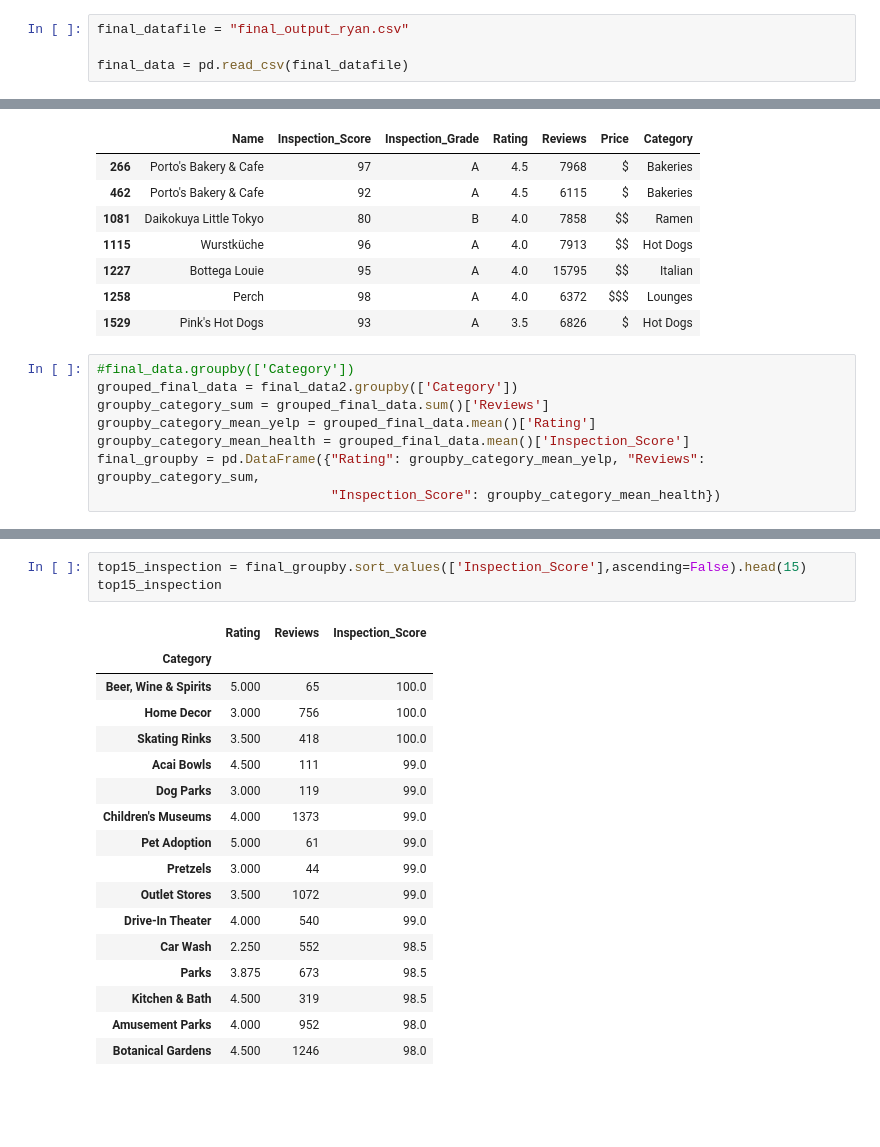
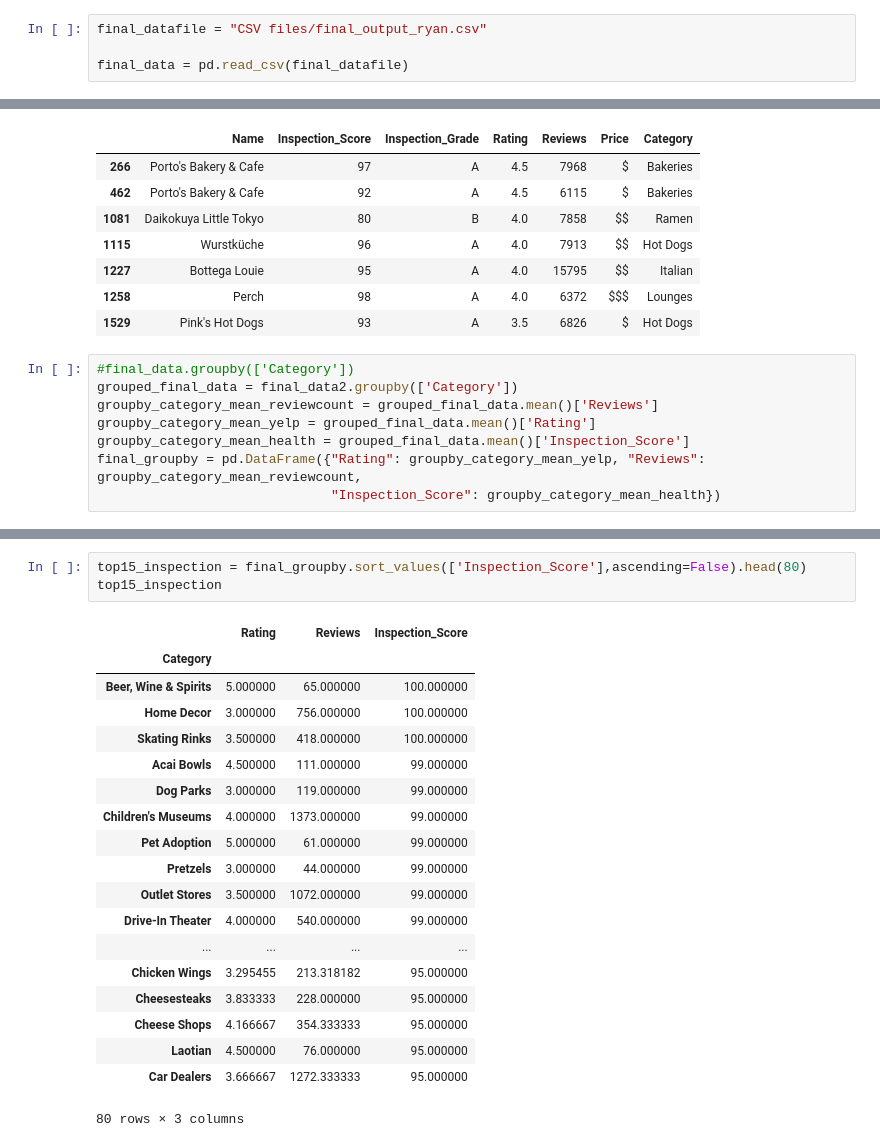
Before and after one commit to ryankchang/project1, a Jupyter notebook: ryan_matplotlib.ipynb, the cells around one changed output, grey strips where cells are left out. Drawn from its saved outputs; the diff is of its cells as text; blank space fills up the shorter version.

```diff
--- a/ryan_matplotlib.ipynb
+++ b/ryan_matplotlib.ipynb
@@ -9,7 +9,7 @@ import json
 from scipy.stats import ttest_ind
 from scipy.stats import linregress
 # %%
-final_datafile = "final_output_ryan.csv"
+final_datafile = "CSV files/final_output_ryan.csv"
 
 final_data = pd.read_csv(final_datafile)
 # %%
@@ -54,10 +60,10 @@ final_data2[final_data2['Reviews']>6000]
 # %%
 #final_data.groupby(['Category'])
 grouped_final_data = final_data2.groupby(['Category'])
-groupby_category_sum = grouped_final_data.sum()['Reviews']
+groupby_category_mean_reviewcount = grouped_final_data.mean()['Reviews']
 groupby_category_mean_yelp = grouped_final_data.mean()['Rating']
 groupby_category_mean_health = grouped_final_data.mean()['Inspection_Score']
-final_groupby = pd.DataFrame({"Rating": groupby_category_mean_yelp, "Reviews": groupby_category_sum,
+final_groupby = pd.DataFrame({"Rating": groupby_category_mean_yelp, "Reviews": groupby_category_mean_reviewcount,
                               "Inspection_Score": groupby_category_mean_health})
 # %%
 top15_reviews = final_groupby.sort_values(['Reviews'],ascending=False).head(15)
@@ -83,24 +89,26 @@ top15_reviews
 # %%
-top15_inspection = final_groupby.sort_values(['Inspection_Score'],ascending=False).head(15)
+top15_inspection = final_groupby.sort_values(['Inspection_Score'],ascending=False).head(80)
 top15_inspection
 # %% [output]
 |  | Rating | Reviews | Inspection_Score |
 | Category |  |  |  |
-| Beer, Wine & Spirits | 5.000 | 65 | 100.0 |
-| Home Decor | 3.000 | 756 | 100.0 |
-| Skating Rinks | 3.500 | 418 | 100.0 |
-| Acai Bowls | 4.500 | 111 | 99.0 |
-| Dog Parks | 3.000 | 119 | 99.0 |
-| Children's Museums | 4.000 | 1373 | 99.0 |
-| Pet Adoption | 5.000 | 61 | 99.0 |
-| Pretzels | 3.000 | 44 | 99.0 |
-| Outlet Stores | 3.500 | 1072 | 99.0 |
-| Drive-In Theater | 4.000 | 540 | 99.0 |
-| Car Wash | 2.250 | 552 | 98.5 |
-| Parks | 3.875 | 673 | 98.5 |
-| Kitchen & Bath | 4.500 | 319 | 98.5 |
-| Amusement Parks | 4.000 | 952 | 98.0 |
-| Botanical Gardens | 4.500 | 1246 | 98.0 |
+| Beer, Wine & Spirits | 5.000000 | 65.000000 | 100.000000 |
+| Home Decor | 3.000000 | 756.000000 | 100.000000 |
+| Skating Rinks | 3.500000 | 418.000000 | 100.000000 |
+| Acai Bowls | 4.500000 | 111.000000 | 99.000000 |
+| Dog Parks | 3.000000 | 119.000000 | 99.000000 |
+| Children's Museums | 4.000000 | 1373.000000 | 99.000000 |
+| Pet Adoption | 5.000000 | 61.000000 | 99.000000 |
+| Pretzels | 3.000000 | 44.000000 | 99.000000 |
+| Outlet Stores | 3.500000 | 1072.000000 | 99.000000 |
+| Drive-In Theater | 4.000000 | 540.000000 | 99.000000 |
+| ... | ... | ... | ... |
+| Chicken Wings | 3.295455 | 213.318182 | 95.000000 |
+| Cheesesteaks | 3.833333 | 228.000000 | 95.000000 |
+| Cheese Shops | 4.166667 | 354.333333 | 95.000000 |
+| Laotian | 4.500000 | 76.000000 | 95.000000 |
+| Car Dealers | 3.666667 | 1272.333333 | 95.000000 |
+80 rows × 3 columns
 # %%
 bottom15_inspection = final_groupby.sort_values(['Inspection_Score'],ascending=True).head(15)
 bottom15_inspection
```
Also changed, not shown: parts of 11 cells of this notebook.
